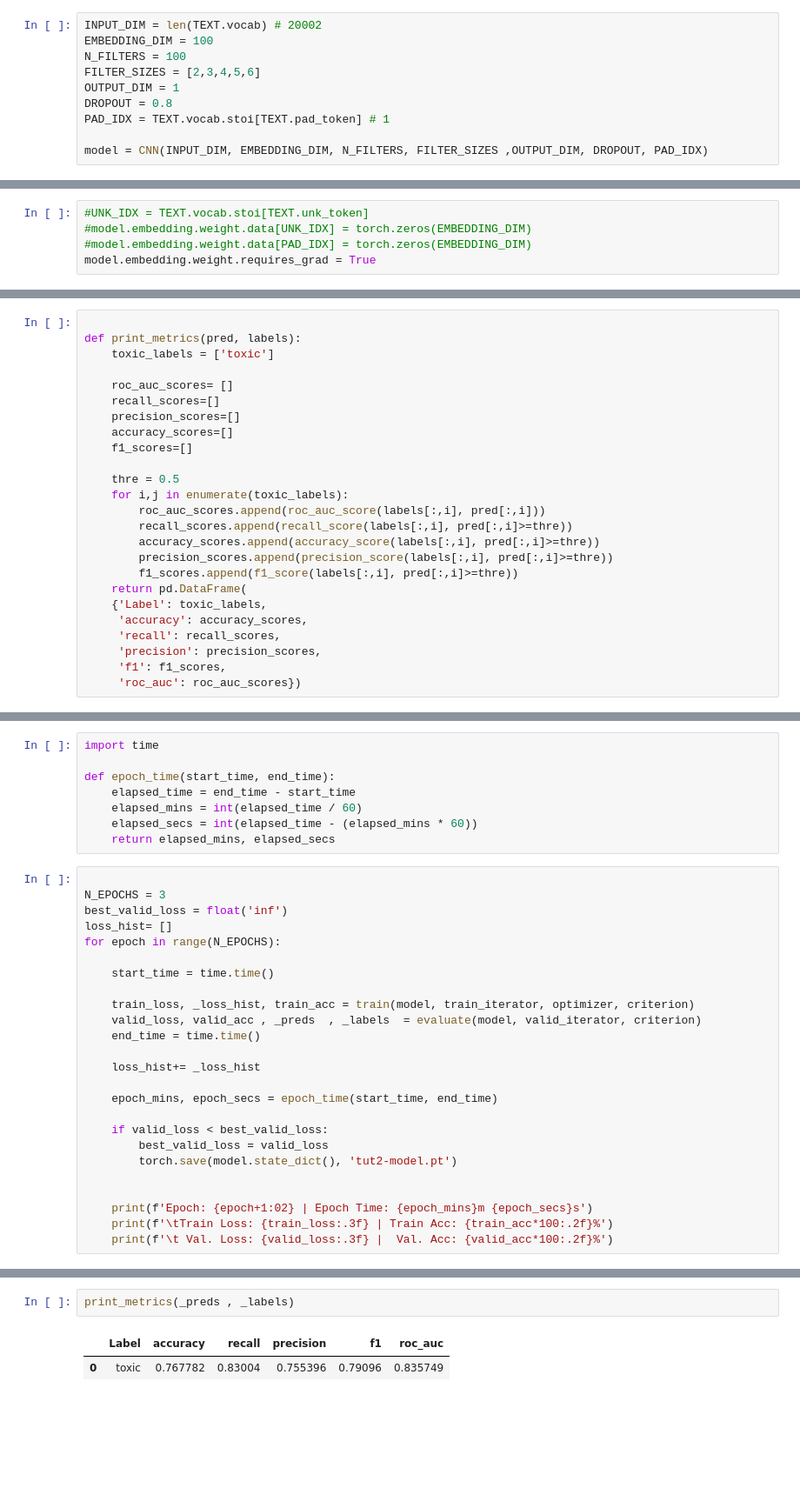
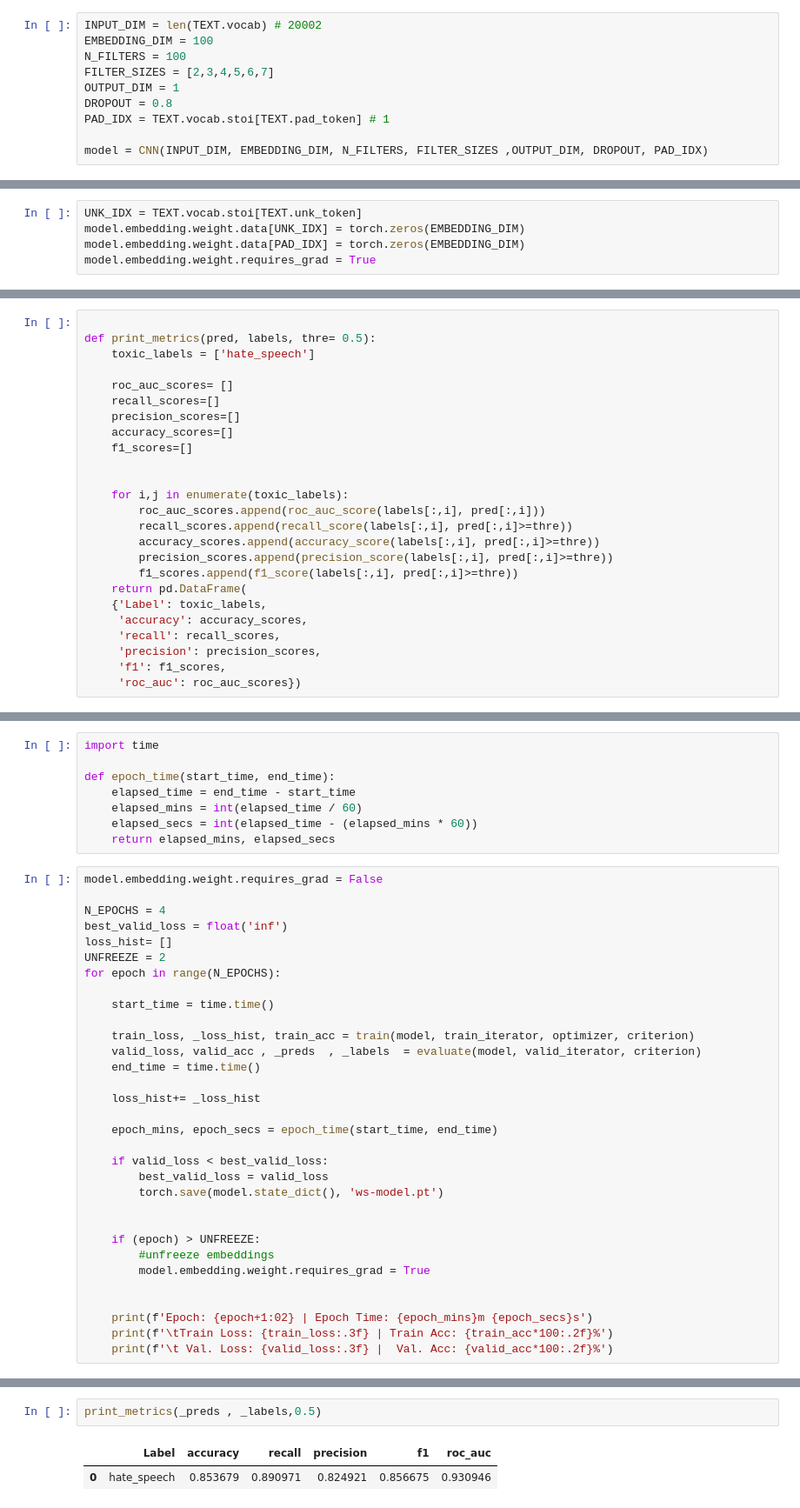
Before and after one commit to reneang17/hate-speech-dataset, a Jupyter notebook: convolutional_white_sup_forum.ipynb, the cells around one changed output, grey strips where cells are left out. Shown at 87% size. Drawn from its saved outputs; the diff is of its cells as text; blank space fills up the shorter version.

```diff
--- a/convolutional_white_sup_forum.ipynb
+++ b/convolutional_white_sup_forum.ipynb
@@ -163,7 +165,7 @@ class CNN(nn.Module):
 INPUT_DIM = len(TEXT.vocab) # 20002
 EMBEDDING_DIM = 100
 N_FILTERS = 100
-FILTER_SIZES = [2,3,4,5,6]
+FILTER_SIZES = [2,3,4,5,6,7]
 OUTPUT_DIM = 1
 DROPOUT = 0.8
 PAD_IDX = TEXT.vocab.stoi[TEXT.pad_token] # 1
@@ -226,16 +230,16 @@ tensor([[-0.1117, -0.4966,  0.1631,  ...,  1.2647, -0.2753, -0.1325],
         [-1.1252,  1.4676, -0.5903,  ..., -0.5557,  0.6070,  0.4536],
         [ 0.9452,  0.8951, -0.3782,  ...,  0.4434, -0.8536, -0.1599]])
 # %%
-#UNK_IDX = TEXT.vocab.stoi[TEXT.unk_token]
-#model.embedding.weight.data[UNK_IDX] = torch.zeros(EMBEDDING_DIM)
-#model.embedding.weight.data[PAD_IDX] = torch.zeros(EMBEDDING_DIM)
+UNK_IDX = TEXT.vocab.stoi[TEXT.unk_token]
+model.embedding.weight.data[UNK_IDX] = torch.zeros(EMBEDDING_DIM)
+model.embedding.weight.data[PAD_IDX] = torch.zeros(EMBEDDING_DIM)
 model.embedding.weight.requires_grad = True
 # %% [markdown]
 ## Train our model
 # %%
 
-def print_metrics(pred, labels):
-    toxic_labels = ['toxic']
+def print_metrics(pred, labels, thre= 0.5):
+    toxic_labels = ['hate_speech']
 
     roc_auc_scores= []
     recall_scores=[]
@@ -243,7 +247,7 @@ def print_metrics(pred, labels):
     accuracy_scores=[]
     f1_scores=[]
 
-    thre = 0.5
+
     for i,j in enumerate(toxic_labels):
         roc_auc_scores.append(roc_auc_score(labels[:,i], pred[:,i]))
         recall_scores.append(recall_score(labels[:,i], pred[:,i]>=thre))
@@ -364,10 +368,12 @@ def epoch_time(start_time, end_time):
     elapsed_secs = int(elapsed_time - (elapsed_mins * 60))
     return elapsed_mins, elapsed_secs
 # %%
+model.embedding.weight.requires_grad = False
 
-N_EPOCHS = 3
+N_EPOCHS = 4
 best_valid_loss = float('inf')
 loss_hist= []
+UNFREEZE = 2
 for epoch in range(N_EPOCHS):
 
     start_time = time.time()
@@ -382,7 +388,12 @@ for epoch in range(N_EPOCHS):
 
     if valid_loss < best_valid_loss:
         best_valid_loss = valid_loss
-        torch.save(model.state_dict(), 'tut2-model.pt')
+        torch.save(model.state_dict(), 'ws-model.pt')
+
+
+    if (epoch) > UNFREEZE:
+        #unfreeze embeddings
+        model.embedding.weight.requires_grad = True
 
 
     print(f'Epoch: {epoch+1:02} | Epoch Time: {epoch_mins}m {epoch_secs}s')
@@ -401,5 +415,5 @@ Epoch: 03 | Epoch Time: 0m 3s
 # %%
-print_metrics(_preds , _labels)
+print_metrics(_preds , _labels,0.5)
 # %% [output]
 |  | Label | accuracy | recall | precision | f1 | roc_auc |
-| 0 | toxic | 0.767782 | 0.83004 | 0.755396 | 0.79096 | 0.835749 |
+| 0 | hate_speech | 0.853679 | 0.890971 | 0.824921 | 0.856675 | 0.930946 |
```
Also changed, not shown: parts of 35 cells of this notebook.
